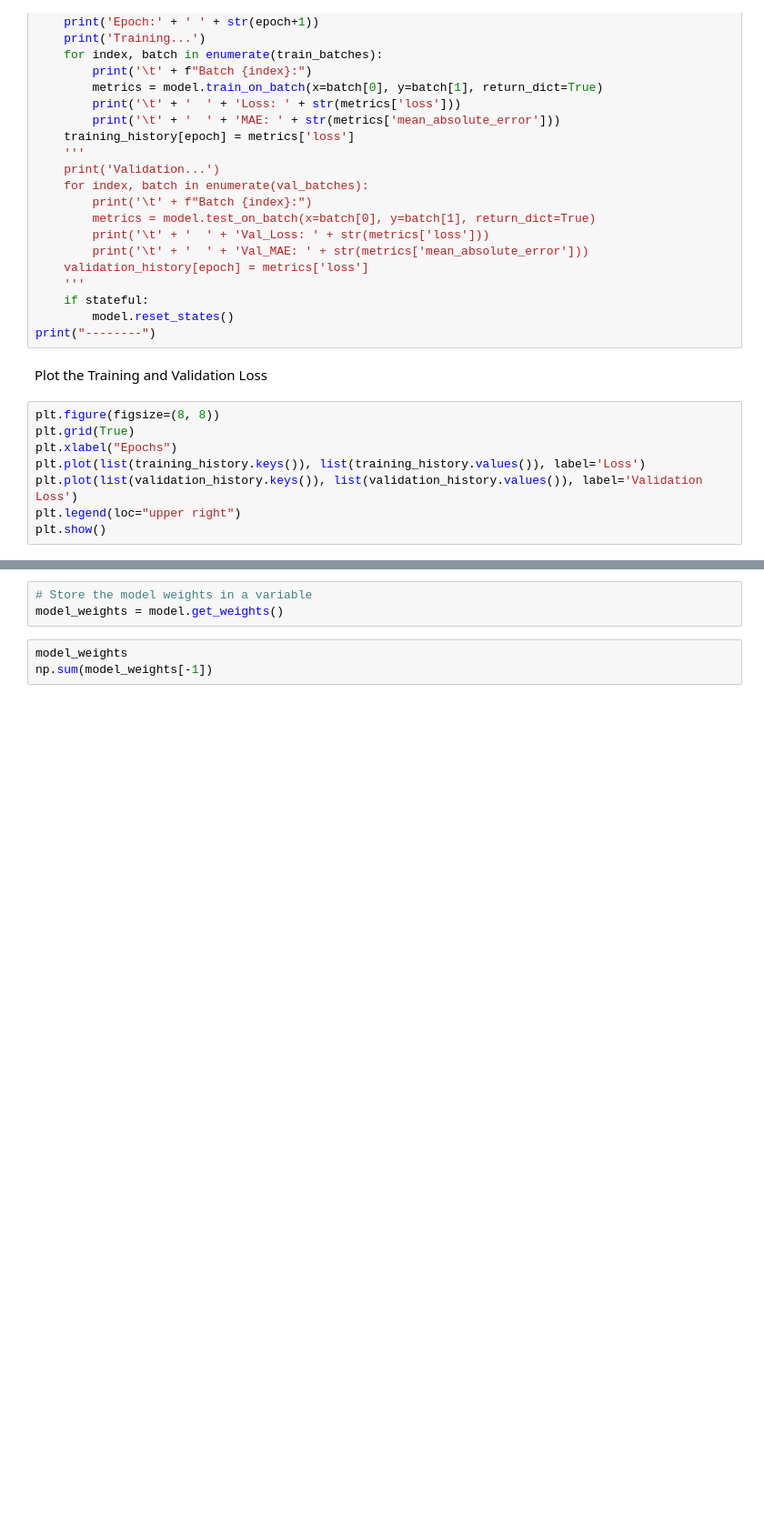
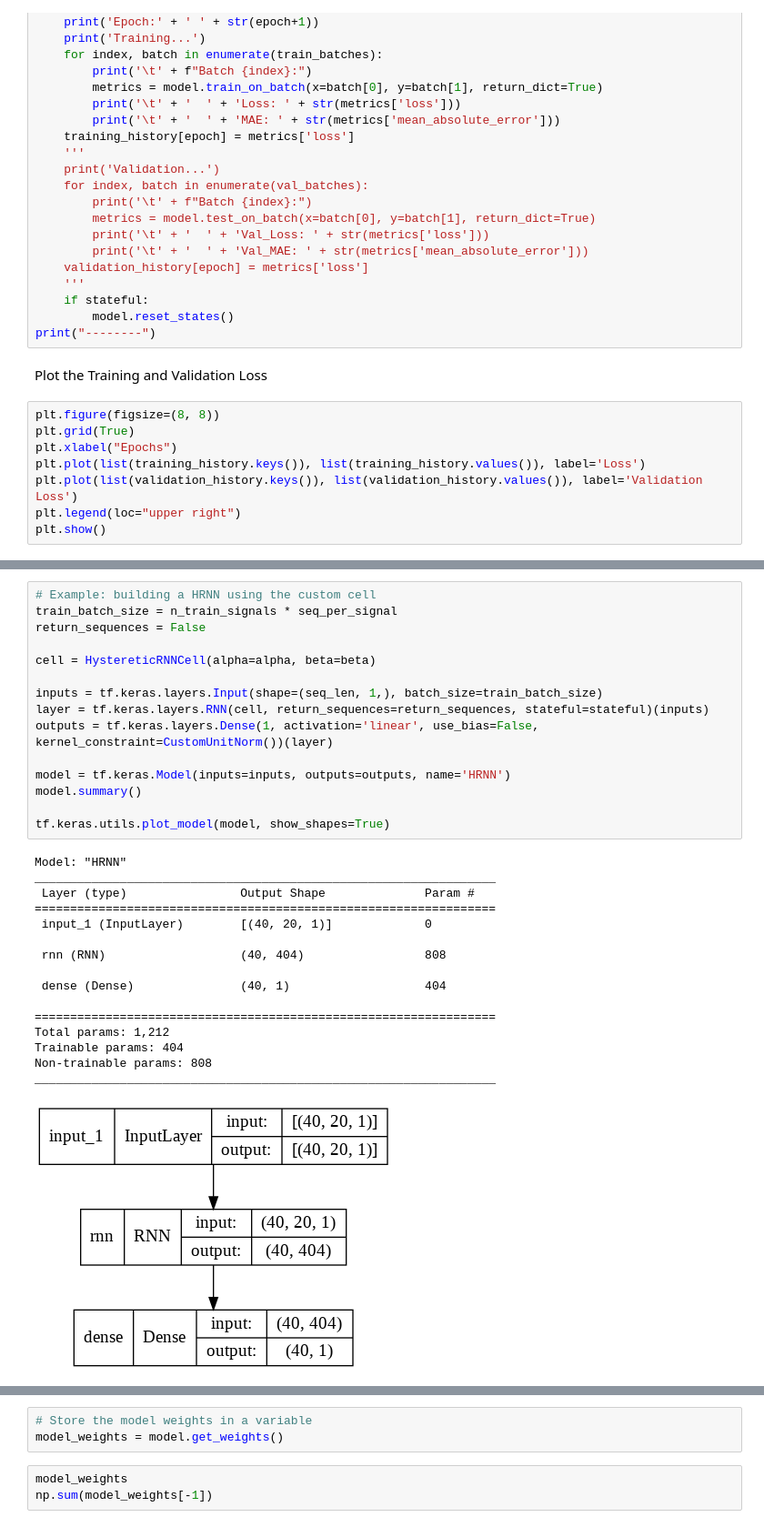
Before and after one commit to olivieromassi/Hysteresis-Modelling-with-Neural-Networks, a Jupyter notebook: HRNNModelTraining.ipynb, the cells around one changed output, grey strips where cells are left out. Shown at 91% size. Cells and saved outputs as stored; diff of their text form; blank space fills up the shorter version.

```diff
--- a/HRNNModelTraining.ipynb
+++ b/HRNNModelTraining.ipynb
@@ -446,0 +654,32 @@ plt.show()
+# %%
+# Example: building a HRNN using the custom cell
+train_batch_size = n_train_signals * seq_per_signal
+return_sequences = False
+
+cell = HystereticRNNCell(alpha=alpha, beta=beta)
+
+inputs = tf.keras.layers.Input(shape=(seq_len, 1,), batch_size=train_batch_size)
+layer = tf.keras.layers.RNN(cell, return_sequences=return_sequences, stateful=stateful)(inputs)
+outputs = tf.keras.layers.Dense(1, activation='linear', use_bias=False, kernel_constraint=CustomUnitNorm())(layer)
+
+model = tf.keras.Model(inputs=inputs, outputs=outputs, name='HRNN')
+model.summary()
+
+tf.keras.utils.plot_model(model, show_shapes=True)
+# %% [output]
+Model: "HRNN"
+_________________________________________________________________
+ Layer (type)                Output Shape              Param #
+=================================================================
+ input_1 (InputLayer)        [(40, 20, 1)]             0
+
+ rnn (RNN)                   (40, 404)                 808
+
+ dense (Dense)               (40, 1)                   404
+
+=================================================================
+Total params: 1,212
+Trainable params: 404
+Non-trainable params: 808
+_________________________________________________________________
+[figure, added]
```
Also changed, not shown: parts of 64 cells of this notebook.
